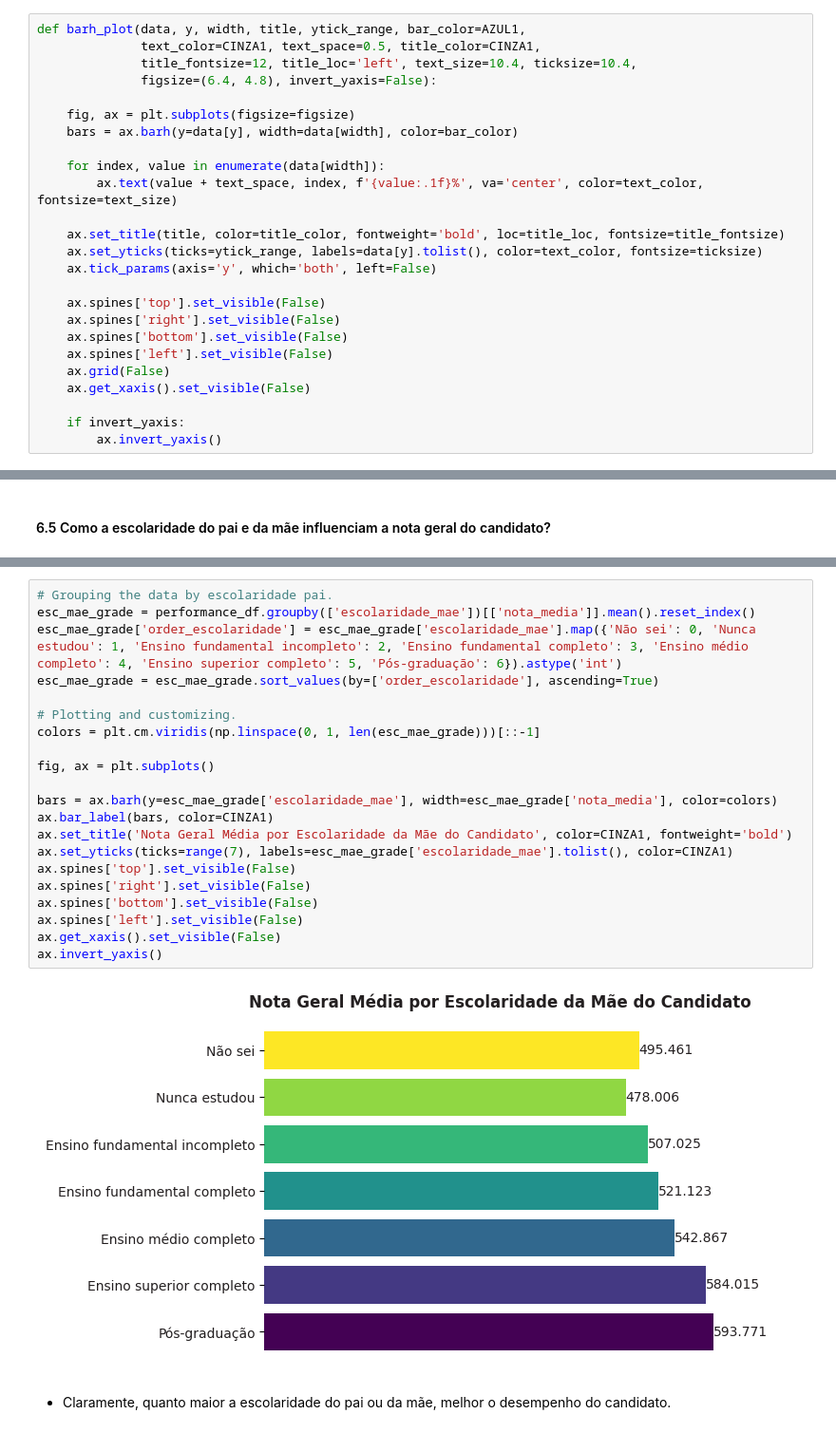
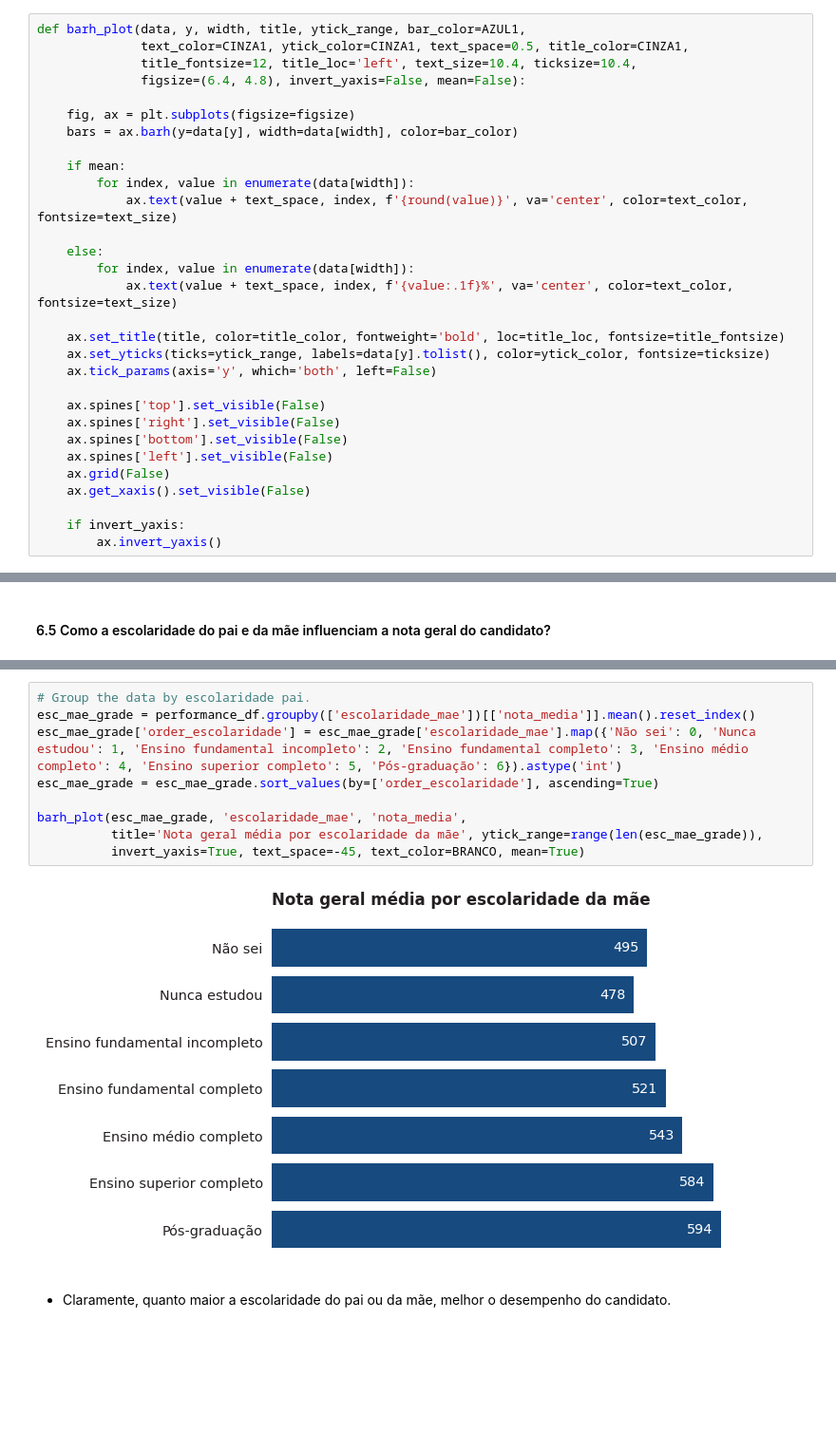
Before and after one commit to allmeidaapedro/Enem-Analysis, a Jupyter notebook: notebooks/2_eda.ipynb, the cells around one changed output, grey strips where cells are left out. Shown at 95% size. Cells and saved outputs as stored; diff of their text form; blank space fills up the shorter version.

Commit message:
Update visualizations with good dataviz practices

```diff
--- a/notebooks/2_eda.ipynb
+++ b/notebooks/2_eda.ipynb
@@ -142,18 +146,23 @@ faixa_etaria (7), sexo (2), estado_civil (5), status_conclusao_ensino_medio (4),
 - Aqui, serão analisadas as distribuições com foco na Análise de Desempenho, uma vez que esta é a análise principal, constitui uma amostra representativa da população e as distribuições de ambas análises são semelhantes.
 # %%
 def barh_plot(data, y, width, title, ytick_range, bar_color=AZUL1,
-              text_color=CINZA1, text_space=0.5, title_color=CINZA1,
+              text_color=CINZA1, ytick_color=CINZA1, text_space=0.5, title_color=CINZA1,
               title_fontsize=12, title_loc='left', text_size=10.4, ticksize=10.4,
-              figsize=(6.4, 4.8), invert_yaxis=False):
+              figsize=(6.4, 4.8), invert_yaxis=False, mean=False):
 
     fig, ax = plt.subplots(figsize=figsize)
     bars = ax.barh(y=data[y], width=data[width], color=bar_color)
 
-    for index, value in enumerate(data[width]):
-        ax.text(value + text_space, index, f'{value:.1f}%', va='center', color=text_color, fontsize=text_size)
+    if mean:
+        for index, value in enumerate(data[width]):
+            ax.text(value + text_space, index, f'{round(value)}', va='center', color=text_color, fontsize=text_size)
+
+    else:
+        for index, value in enumerate(data[width]):
+            ax.text(value + text_space, index, f'{value:.1f}%', va='center', color=text_color, fontsize=text_size)
 
     ax.set_title(title, color=title_color, fontweight='bold', loc=title_loc, fontsize=title_fontsize)
-    ax.set_yticks(ticks=ytick_range, labels=data[y].tolist(), color=text_color, fontsize=ticksize)
+    ax.set_yticks(ticks=ytick_range, labels=data[y].tolist(), color=ytick_color, fontsize=ticksize)
     ax.tick_params(axis='y', which='both', left=False)
 
     ax.spines['top'].set_visible(False)
@@ -787,26 +750,14 @@ ax.invert_yaxis()
 # %%
-# Grouping the data by escolaridade pai.
+# Group the data by escolaridade pai.
 esc_mae_grade = performance_df.groupby(['escolaridade_mae'])[['nota_media']].mean().reset_index()
 esc_mae_grade['order_escolaridade'] = esc_mae_grade['escolaridade_mae'].map({'Não sei': 0, 'Nunca estudou': 1, 'Ensino fundamental incompleto': 2, 'Ensino fundamental completo': 3, 'Ensino médio completo': 4, 'Ensino superior completo': 5, 'Pós-graduação': 6}).astype('int')
 esc_mae_grade = esc_mae_grade.sort_values(by=['order_escolaridade'], ascending=True)
 
-# Plotting and customizing.
-colors = plt.cm.viridis(np.linspace(0, 1, len(esc_mae_grade)))[::-1]
-
-fig, ax = plt.subplots()
-
-bars = ax.barh(y=esc_mae_grade['escolaridade_mae'], width=esc_mae_grade['nota_media'], color=colors)
-ax.bar_label(bars, color=CINZA1)
-ax.set_title('Nota Geral Média por Escolaridade da Mãe do Candidato', color=CINZA1, fontweight='bold')
-ax.set_yticks(ticks=range(7), labels=esc_mae_grade['escolaridade_mae'].tolist(), color=CINZA1)
-ax.spines['top'].set_visible(False)
-ax.spines['right'].set_visible(False)
-ax.spines['bottom'].set_visible(False)
-ax.spines['left'].set_visible(False)
-ax.get_xaxis().set_visible(False)
-ax.invert_yaxis()
+barh_plot(esc_mae_grade, 'escolaridade_mae', 'nota_media',
+          title='Nota geral média por escolaridade da mãe', ytick_range=range(len(esc_mae_grade)),
+          invert_yaxis=True, text_space=-45, text_color=BRANCO, mean=True)
 # %% [output]
-[figure, old version]
+[figure, new version]
 # %% [markdown]
 - Claramente, quanto maior a escolaridade do pai ou da mãe, melhor o desempenho do candidato.
 # %% [markdown]
```
Also changed, not shown: parts of 52 cells of this notebook.
